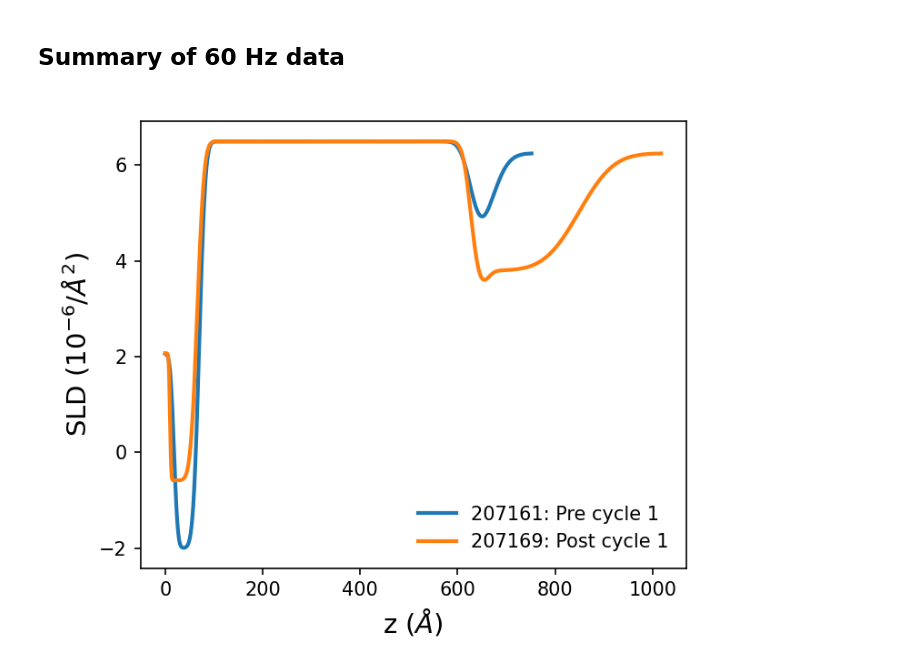
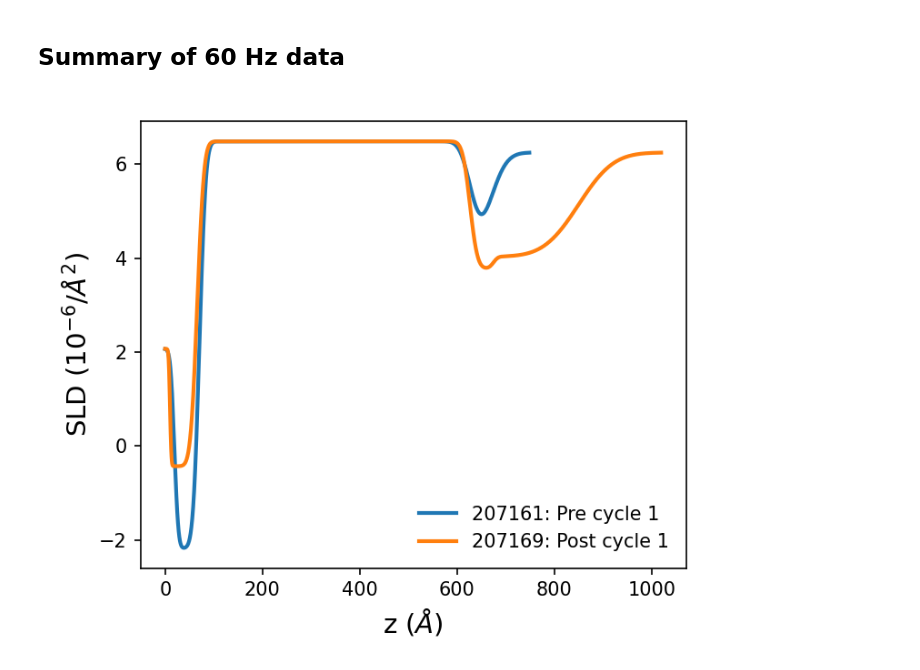
Before and after one commit to mdoucet/TrON, a Jupyter notebook: example_analysis/notebooks/summary-Cu-F.ipynb, the cells around one changed output. Drawn from its saved outputs; the diff is of its cells as text; code cells hidden in the pictures.

```diff
--- a/example_analysis/notebooks/summary-Cu-F.ipynb
+++ b/example_analysis/notebooks/summary-Cu-F.ipynb
@@ -54,20 +54,20 @@ dyn_fit_dir = os.path.join(dyn_model_dir, '207168-dyn/results-30s-bck')
 # %%
 importlib.reload(summary_plots)
 
 fig, ax = plt.subplots(dpi=150, figsize=(5, 4.1))
 plt.subplots_adjust(left=0.15, right=.95, top=0.95, bottom=0.15)
 
-init_r = os.path.join(dyn_model_dir, "207161", "__model-profile.dat")
-final_r = os.path.join(dyn_model_dir, "207169", "__model-profile.dat")
+init_r = os.path.join(dyn_model_dir, "207161", "207161_model-1-profile.dat")
+final_r = os.path.join(dyn_model_dir, "207169", "207169_model-1-profile.dat")
 summary_plots.plot_sld(init_r, "207161: Pre cycle 1", show_cl=False)
 summary_plots.plot_sld(final_r, "207169: Post cycle 1", show_cl=False)
 
 plt.legend(loc='lower right', frameon=False, fontsize=10)
 plt.xlabel('z ($\AA$)', fontsize=14)
 plt.ylabel('SLD ($10^{-6}/\AA^2$)', fontsize=14)
 plt.show()
 # %% [output]
-[figure, old version]
+[figure, new version]
 # %%
 importlib.reload(summary_plots)
 
```
Also changed, not shown: parts of 3 cells of this notebook, 1 other file.
